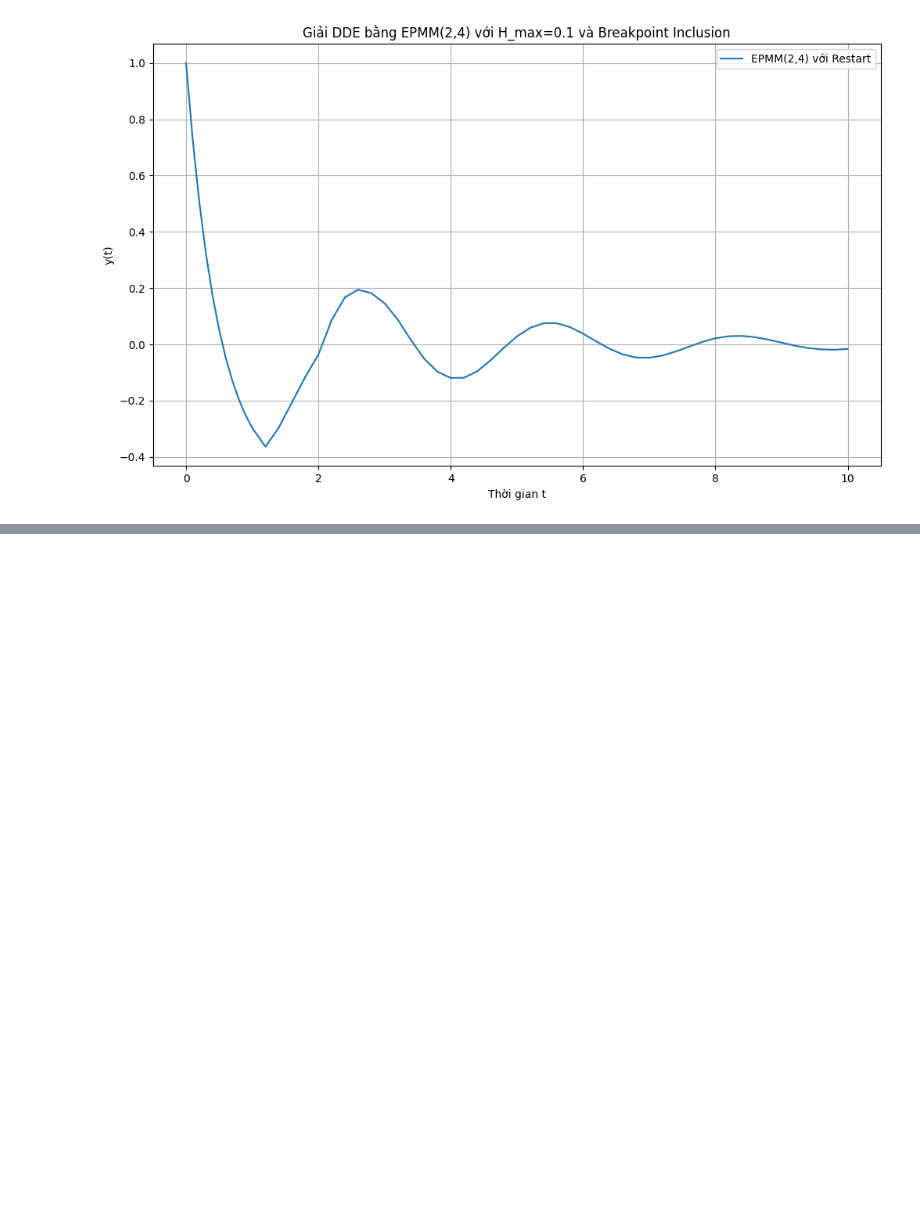
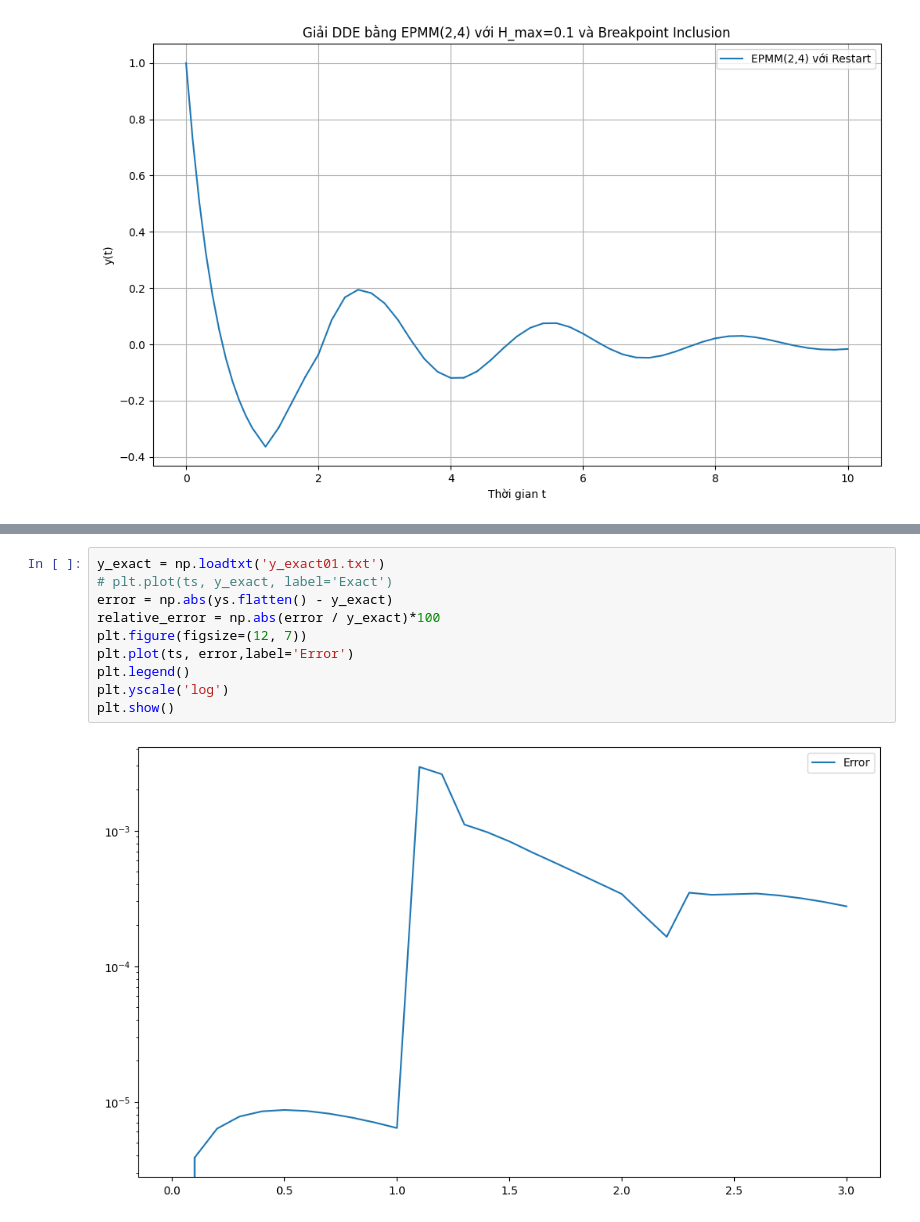
Before and after one commit to baotn0708/Numerical_method_for_DDE, a Jupyter notebook: multistep.ipynb, the cells around one changed output, grey strips where cells are left out. Drawn from its saved outputs; the diff is of its cells as text; blank space fills up the shorter version.

```diff
--- a/multistep.ipynb
+++ b/multistep.ipynb
@@ -1801,0 +1930,12 @@ t = 10.0000, y(t) = -0.01639253
+# %%
+y_exact = np.loadtxt('y_exact01.txt')
+# plt.plot(ts, y_exact, label='Exact')
+error = np.abs(ys.flatten() - y_exact)
+relative_error = np.abs(error / y_exact)*100
+plt.figure(figsize=(12, 7))
+plt.plot(ts, error,label='Error')
+plt.legend()
+plt.yscale('log')
+plt.show()
+# %% [output]
+[figure, added]
```
Also changed, not shown: parts of 1 cell of this notebook, 1 other file.
